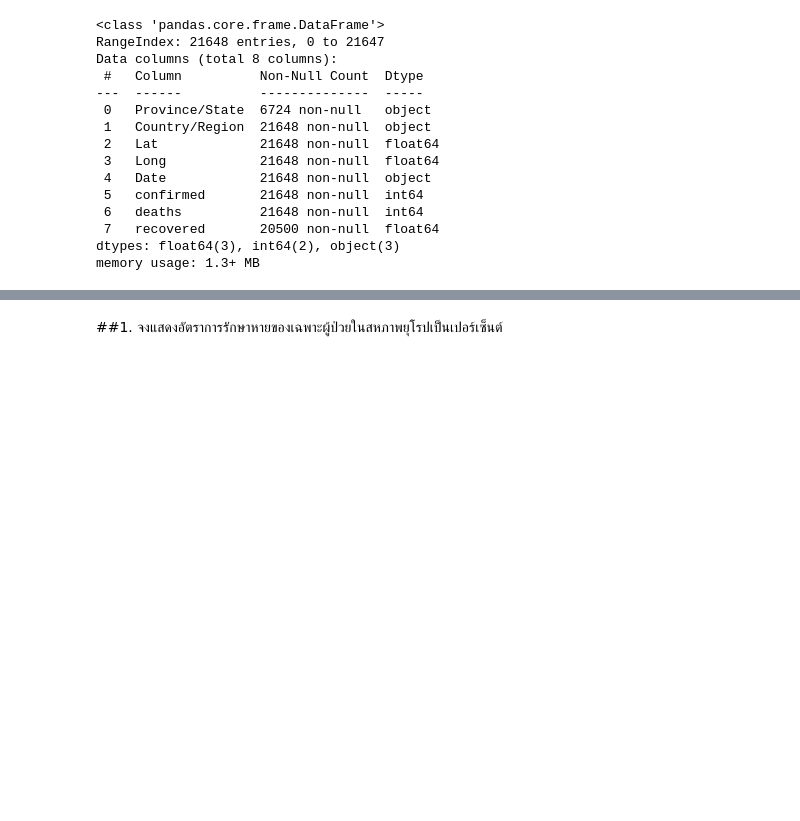
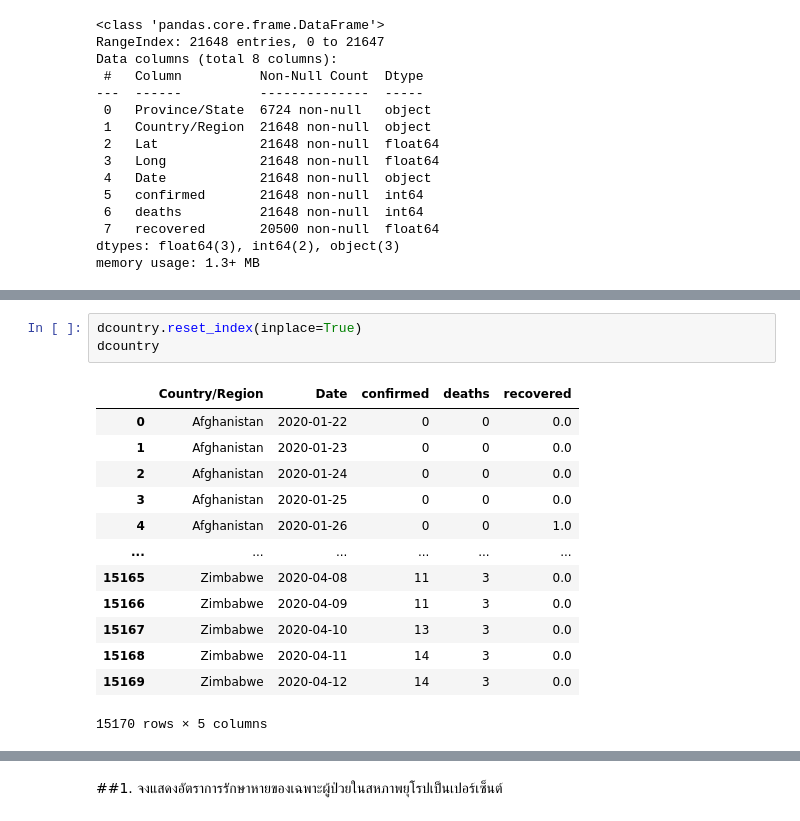
Before and after one commit to Ausawin2016/30Daypy, a Jupyter notebook: #5_Assigment2_อัศวิน_เอี่ยมสะอาดCOVID_19.ipynb, the cells around one changed output, grey strips where cells are left out. Drawn from its saved outputs; the diff is of its cells as text; blank space fills up the shorter version.

```diff
--- a/#5_Assigment2_อัศวิน_เอี่ยมสะอาดCOVID_19.ipynb
+++ b/#5_Assigment2_อัศวิน_เอี่ยมสะอาดCOVID_19.ipynb
@@ -258,0 +363,17 @@ dcovid['Date']
+# %%
+dcountry.reset_index(inplace=True)
+dcountry
+# %% [output]
+|  | Country/Region | Date | confirmed | deaths | recovered |
+| 0 | Afghanistan | 2020-01-22 | 0 | 0 | 0.0 |
+| 1 | Afghanistan | 2020-01-23 | 0 | 0 | 0.0 |
+| 2 | Afghanistan | 2020-01-24 | 0 | 0 | 0.0 |
+| 3 | Afghanistan | 2020-01-25 | 0 | 0 | 0.0 |
+| 4 | Afghanistan | 2020-01-26 | 0 | 0 | 1.0 |
+| ... | ... | ... | ... | ... | ... |
+| 15165 | Zimbabwe | 2020-04-08 | 11 | 3 | 0.0 |
+| 15166 | Zimbabwe | 2020-04-09 | 11 | 3 | 0.0 |
+| 15167 | Zimbabwe | 2020-04-10 | 13 | 3 | 0.0 |
+| 15168 | Zimbabwe | 2020-04-11 | 14 | 3 | 0.0 |
+| 15169 | Zimbabwe | 2020-04-12 | 14 | 3 | 0.0 |
+15170 rows × 5 columns
```
Also changed, not shown: parts of 12 cells of this notebook.
